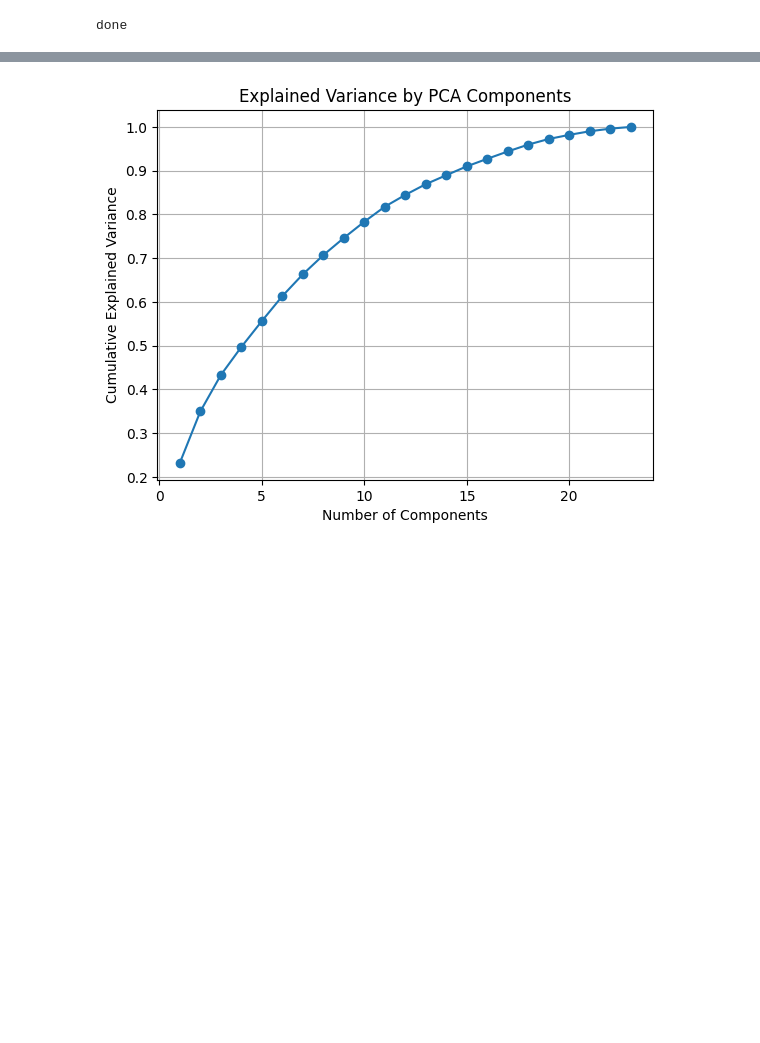
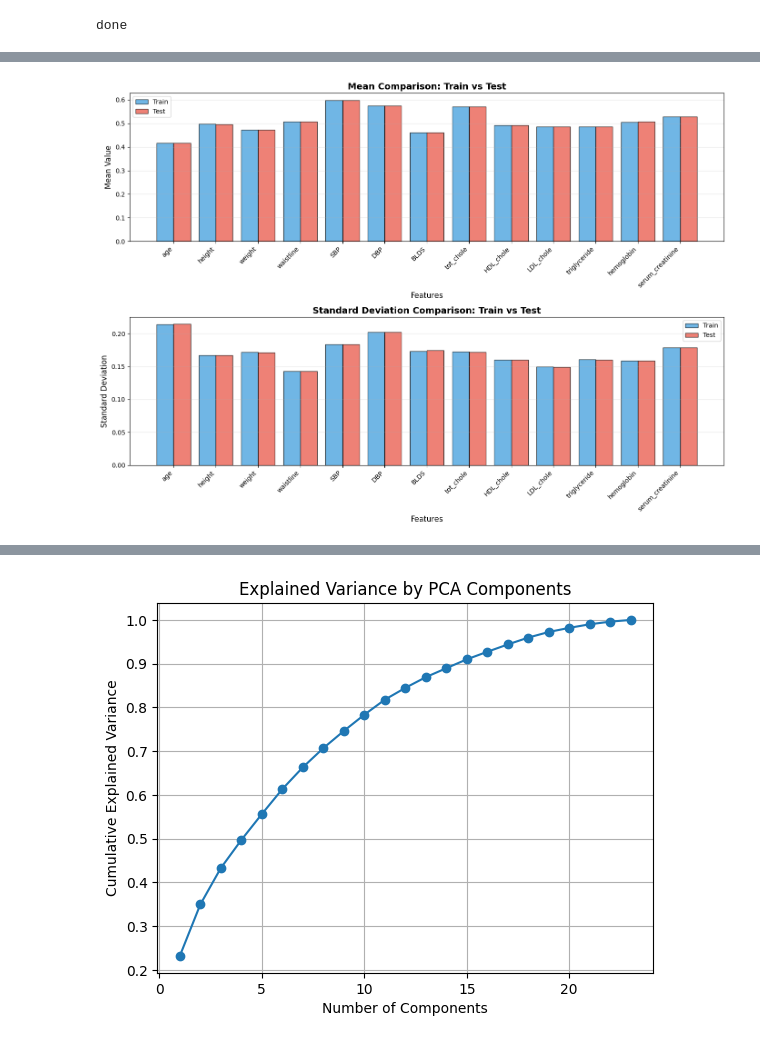
Before and after one commit to Oddvar112/IT3212-Datadrevet-Programvare, a Jupyter notebook: Oppgave_1_ny_siste/oppgav1.ipynb, the cells around one changed output, grey strips where cells are left out. Drawn from its saved outputs; the diff is of its cells as text; code cells hidden in the pictures; blank space fills up the shorter version.

```diff
--- a/Oppgave_1_ny_siste/oppgav1.ipynb
+++ b/Oppgave_1_ny_siste/oppgav1.ipynb
@@ -435,0 +498,90 @@ Test size: 189080
+# %%
+import pandas as pd
+import matplotlib.pyplot as plt
+
+# Calculate statistics for key features
+key_features = ['age', 'height', 'weight', 'waistline', 'SBP', 'DBP',
+                'BLDS', 'tot_chole', 'HDL_chole', 'LDL_chole',
+                'triglyceride', 'hemoglobin', 'serum_creatinine']
+
+# Create comparison dataframe
+stats_comparison = []
+
+for feature in key_features:
+    if feature in X_train.columns:
+        train_mean = X_train[feature].mean()
+        test_mean = X_test[feature].mean()
+        train_std = X_train[feature].std()
+        test_std = X_test[feature].std()
+
+        stats_comparison.append({
+            'Feature': feature,
+            'Train Mean': train_mean,
+            'Test Mean': test_mean,
+            'Mean Diff': abs(train_mean - test_mean),
+            'Train Std': train_std,
+            'Test Std': test_std,
+            'Std Diff': abs(train_std - test_std)
+        })
+
+stats_df = pd.DataFrame(stats_comparison)
+
+# Print detailed statistics
+print("="*80)
+print("TRAIN-TEST FEATURE STATISTICS COMPARISON")
+print("="*80)
+print("\nMean Values:")
+print(stats_df[['Feature', 'Train Mean', 'Test Mean', 'Mean Diff']].to_string(index=False))
+print("\nStandard Deviation:")
+print(stats_df[['Feature', 'Train Std', 'Test Std', 'Std Diff']].to_string(index=False))
+
+# Visualize mean comparison
+fig, axes = plt.subplots(2, 1, figsize=(14, 10))
+
+# Mean comparison
+x = range(len(key_features))
+axes[0].bar([i - 0.2 for i in x], stats_df['Train Mean'], width=0.4,
+            label='Train', color='#3498db', alpha=0.7, edgecolor='black')
+axes[0].bar([i + 0.2 for i in x], stats_df['Test Mean'], width=0.4,
+            label='Test', color='#e74c3c', alpha=0.7, edgecolor='black')
+axes[0].set_xlabel('Features', fontsize=12)
+axes[0].set_ylabel('Mean Value', fontsize=12)
+axes[0].set_title('Mean Comparison: Train vs Test', fontsize=14, fontweight='bold')
+axes[0].set_xticks(x)
+axes[0].set_xticklabels(key_features, rotation=45, ha='right')
+axes[0].legend()
+axes[0].grid(axis='y', alpha=0.3)
+
+# Standard deviation comparison
+axes[1].bar([i - 0.2 for i in x], stats_df['Train Std'], width=0.4,
+            label='Train', color='#3498db', alpha=0.7, edgecolor='black')
+axes[1].bar([i + 0.2 for i in x], stats_df['Test Std'], width=0.4,
+            label='Test', color='#e74c3c', alpha=0.7, edgecolor='black')
+axes[1].set_xlabel('Features', fontsize=12)
+axes[1].set_ylabel('Standard Deviation', fontsize=12)
+axes[1].set_title('Standard Deviation Comparison: Train vs Test', fontsize=14, fontweight='bold')
+axes[1].set_xticks(x)
+axes[1].set_xticklabels(key_features, rotation=45, ha='right')
+axes[1].legend()
+axes[1].grid(axis='y', alpha=0.3)
+
+plt.tight_layout()
+plt.show()
+
+# Calculate and display maximum differences
+max_mean_diff = stats_df['Mean Diff'].max()
+max_std_diff = stats_df['Std Diff'].max()
+avg_mean_diff = stats_df['Mean Diff'].mean()
+avg_std_diff = stats_df['Std Diff'].mean()
+
+print("\n" + "="*80)
+print("SUMMARY STATISTICS")
+print("="*80)
+print(f"Maximum mean difference: {max_mean_diff:.6f}")
+print(f"Average mean difference: {avg_mean_diff:.6f}")
+print(f"Maximum std difference: {max_std_diff:.6f}")
+print(f"Average std difference: {avg_std_diff:.6f}")
+print("\nFeature with largest mean difference:")
+print(f"  {stats_df.loc[stats_df['Mean Diff'].idxmax(), 'Feature']}: {max_mean_diff:.6f}")
+print("="*80)
+# %% [output]
@@ -435,0 +605 @@ Test size: 189080
+[figure, added]
```
Also changed, not shown: parts of 4 cells of this notebook.
